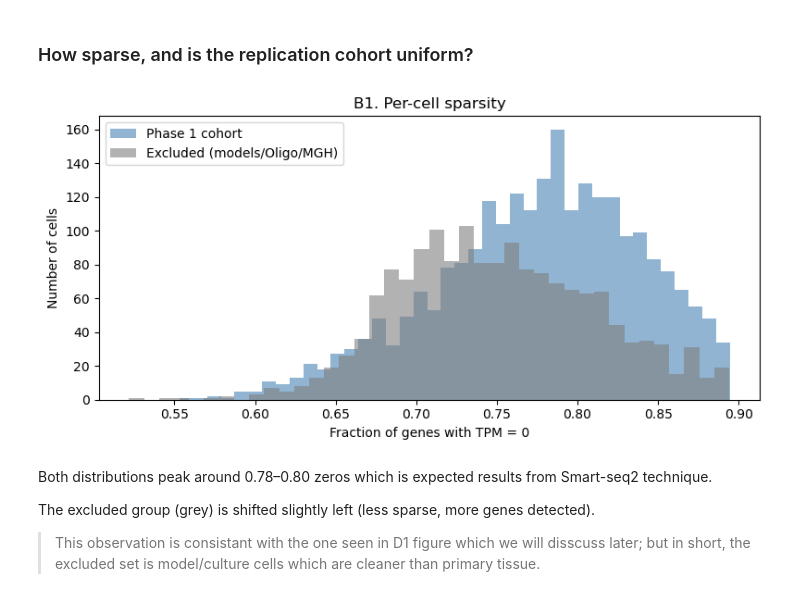
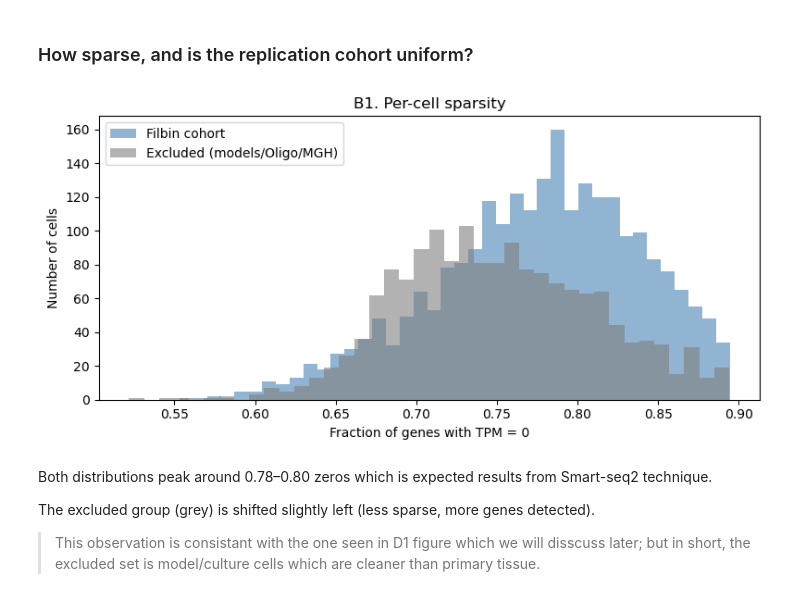
Before and after one commit to kianinsilico/masters_thesis, a Jupyter notebook: pyScript/step1_and_2.ipynb, the cells around one changed output. Saved outputs shown, nothing was run; the diff lists cells and outputs as text; code cells hidden in the pictures.

Commit message:
combined notebooks for Step 1 and Step 2, including preprocessing, core analysis, and initial figures.

```diff
--- a/pyScript/step1_notebook.ipynb
+++ b/pyScript/step1_and_2.ipynb
@@ -8,6 +8,7 @@ import os
 import pandas as pd
 import numpy as np
 import scanpy as sc
+import gseapy as gp
 import matplotlib.pyplot as plt
 os.makedirs("figures/step1", exist_ok=True)
 
@@ -37,7 +38,7 @@ def parse_cell_name(name: str) -> dict:
     if len(parts) > 1 and parts[1] in model_suffixes:
         return {"sample": sample, "patient": patient, "source": "model", "model": parts[1]}
     else:
-        return {"sample": sample, "patient": patient, "source": "patient", "model": "NA"}
+        return {"sample": sample, "patient": patient, "source": "patient", "model": "primary_tumor"}
 
 data_path = "~/dmg/data/filbin/GSE102130_K27Mproject.RSEM.vh20170621.txt.gz"
 # %% [markdown]
@@ -351,20 +352,20 @@ The cohort definition exactly reproduces the paper's counts (2,458 patient + 863
 # %%
 #B1 — Per-cell sparsity, split by cohort
 
 fig, ax = plt.subplots(figsize=(8, 4))
 ax.hist(zero_frac_per_cell[meta["in_paper_cohort"]], bins=40, alpha=0.6,
-        label="Phase 1 cohort", color="steelblue")
+        label="Filbin cohort", color="steelblue")
 ax.hist(zero_frac_per_cell[~meta["in_paper_cohort"]], bins=40, alpha=0.6,
         label="Excluded (models/Oligo/MGH)", color="grey")
 ax.set_xlabel("Fraction of genes with TPM = 0")
 ax.set_ylabel("Number of cells")
 ax.set_title("B1. Per-cell sparsity")
 ax.legend()
 plt.tight_layout()
 plt.savefig("figures/step1/B1_sparsity_per_cell.png", dpi=150, bbox_inches="tight")
 plt.show()
 # %% [output]
-[figure, old version]
+[figure, new version]
 # %% [markdown]
 Both distributions peak around 0.78–0.80 zeros which is expected results from Smart-seq2 technique.
 
```
Also changed, not shown: parts of 27 cells of this notebook.
